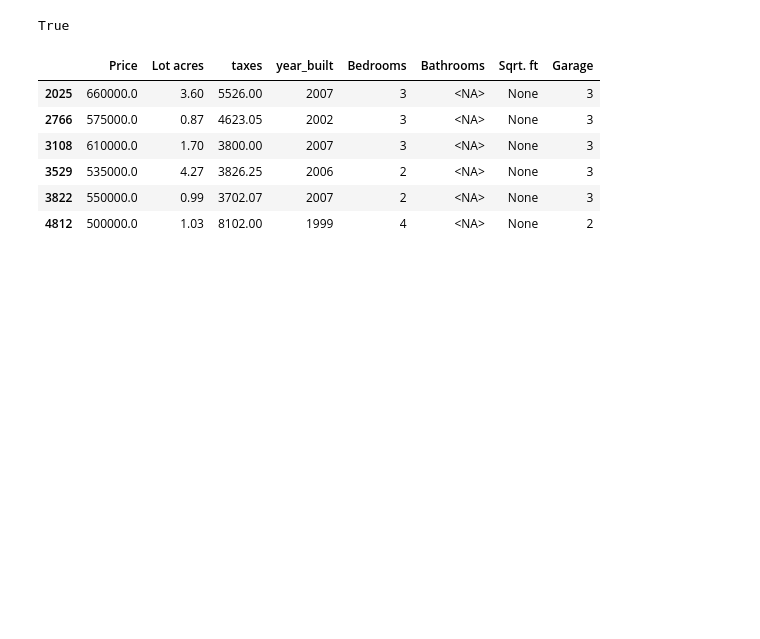
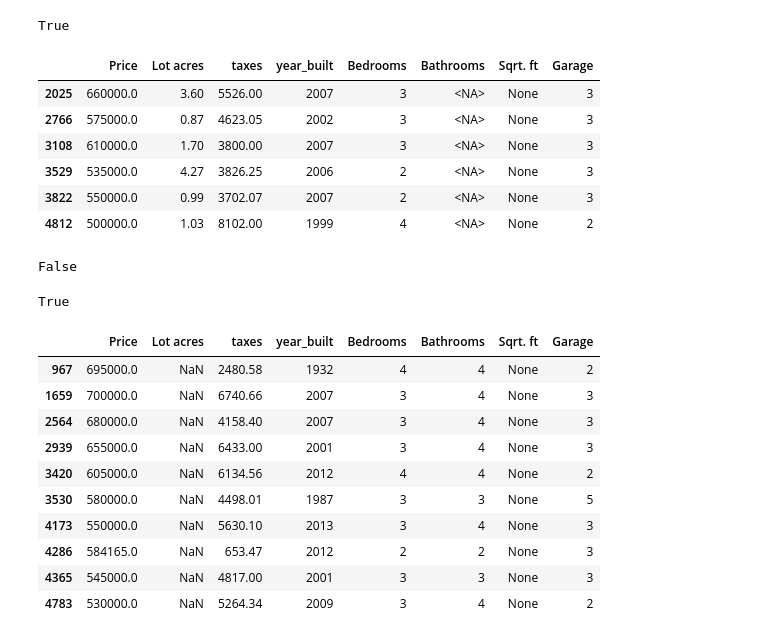
Before and after one commit to Jiji-96/Data-Cleaning-and-EDA, a Jupyter notebook: google_drive_data.ipynb, the cells around one changed output. Drawn from its saved outputs; the diff is of its cells as text; code cells hidden in the pictures; blank space fills up the shorter version.

```diff
--- a/google_drive_data.ipynb
+++ b/google_drive_data.ipynb
@@ -333,3 +333,25 @@ df2.loc[df2['Bathrooms'].isnull()]
 | 3529 | 535000.0 | 4.27 | 3826.25 | 2006 | 2 | <NA> | None | 3 |
 | 3822 | 550000.0 | 0.99 | 3702.07 | 2007 | 2 | <NA> | None | 3 |
 | 4812 | 500000.0 | 1.03 | 8102.00 | 1999 | 4 | <NA> | None | 2 |
+# %%
+df2['Price'].isnull().values.any()
+# %% [output]
+False
+# %%
+df2['Lot acres'].isnull().values.any()
+# %% [output]
+True
+# %%
+df2.loc[df2['Lot acres'].isnull()]
+# %% [output]
+|  | Price | Lot acres | taxes | year_built | Bedrooms | Bathrooms | Sqrt. ft | Garage |
+| 967 | 695000.0 | NaN | 2480.58 | 1932 | 4 | 4 | None | 2 |
+| 1659 | 700000.0 | NaN | 6740.66 | 2007 | 3 | 4 | None | 3 |
+| 2564 | 680000.0 | NaN | 4158.40 | 2007 | 3 | 4 | None | 3 |
+| 2939 | 655000.0 | NaN | 6433.00 | 2001 | 3 | 4 | None | 3 |
+| 3420 | 605000.0 | NaN | 6134.56 | 2012 | 4 | 4 | None | 2 |
+| 3530 | 580000.0 | NaN | 4498.01 | 1987 | 3 | 3 | None | 5 |
+| 4173 | 550000.0 | NaN | 5630.10 | 2013 | 3 | 4 | None | 3 |
+| 4286 | 584165.0 | NaN | 653.47 | 2012 | 2 | 2 | None | 3 |
+| 4365 | 545000.0 | NaN | 4817.00 | 2001 | 3 | 3 | None | 3 |
+| 4783 | 530000.0 | NaN | 5264.34 | 2009 | 3 | 4 | None | 2 |
```
Also changed, not shown: parts of 6 cells of this notebook.
